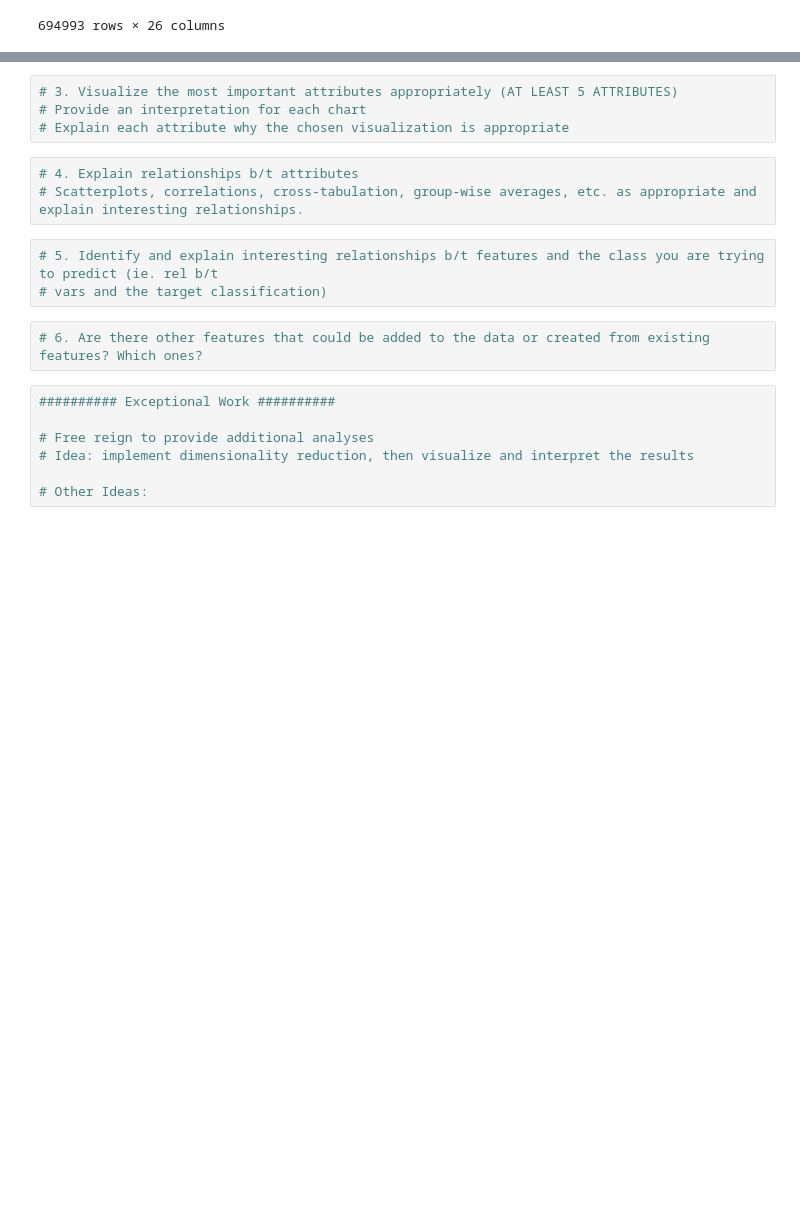
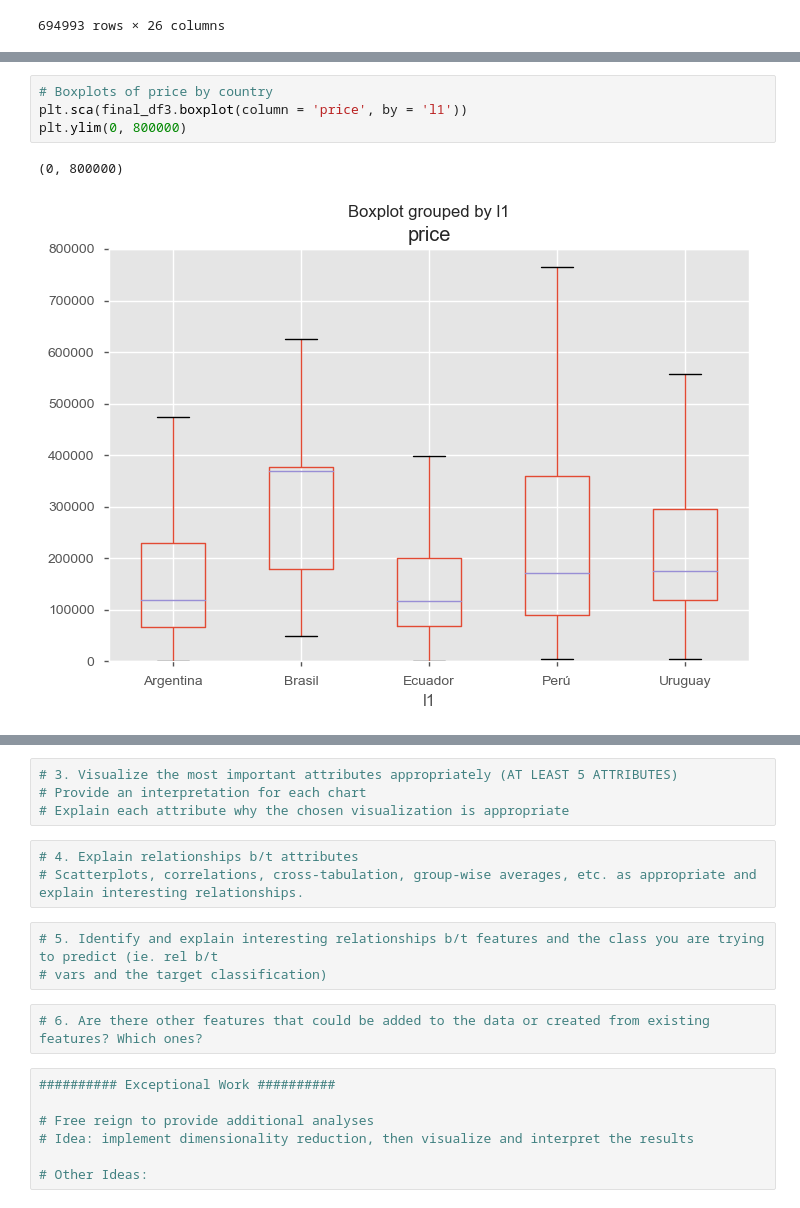
Before and after one commit to DataScienceMustang/DS_7331_MLI_Project1, a Jupyter notebook: Lab1_Code.ipynb, the cells around one changed output, grey strips where cells are left out. Saved outputs shown, nothing was run; the diff lists cells and outputs as text; blank space fills up the shorter version.

```diff
--- a/Lab1_Code.ipynb
+++ b/Lab1_Code.ipynb
@@ -262,0 +383,7 @@ Rdf = robjects.DataFrame
+# %%
+# Boxplots of price by country
+plt.sca(final_df3.boxplot(column = 'price', by = 'l1'))
+plt.ylim(0, 800000)
+# %% [output]
+(0, 800000)
+[figure, added]
```
Also changed, not shown: parts of 39 cells of this notebook.
